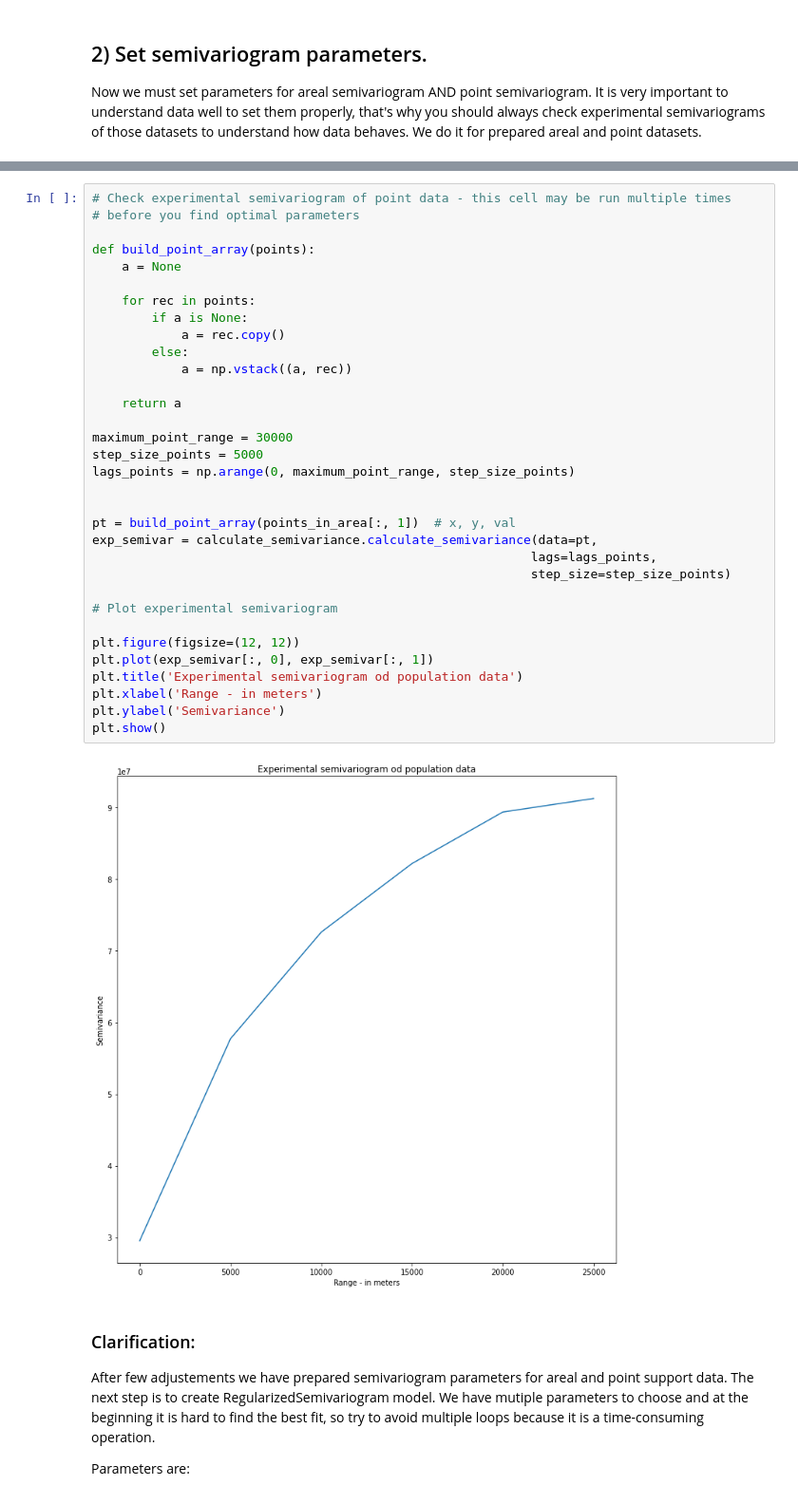
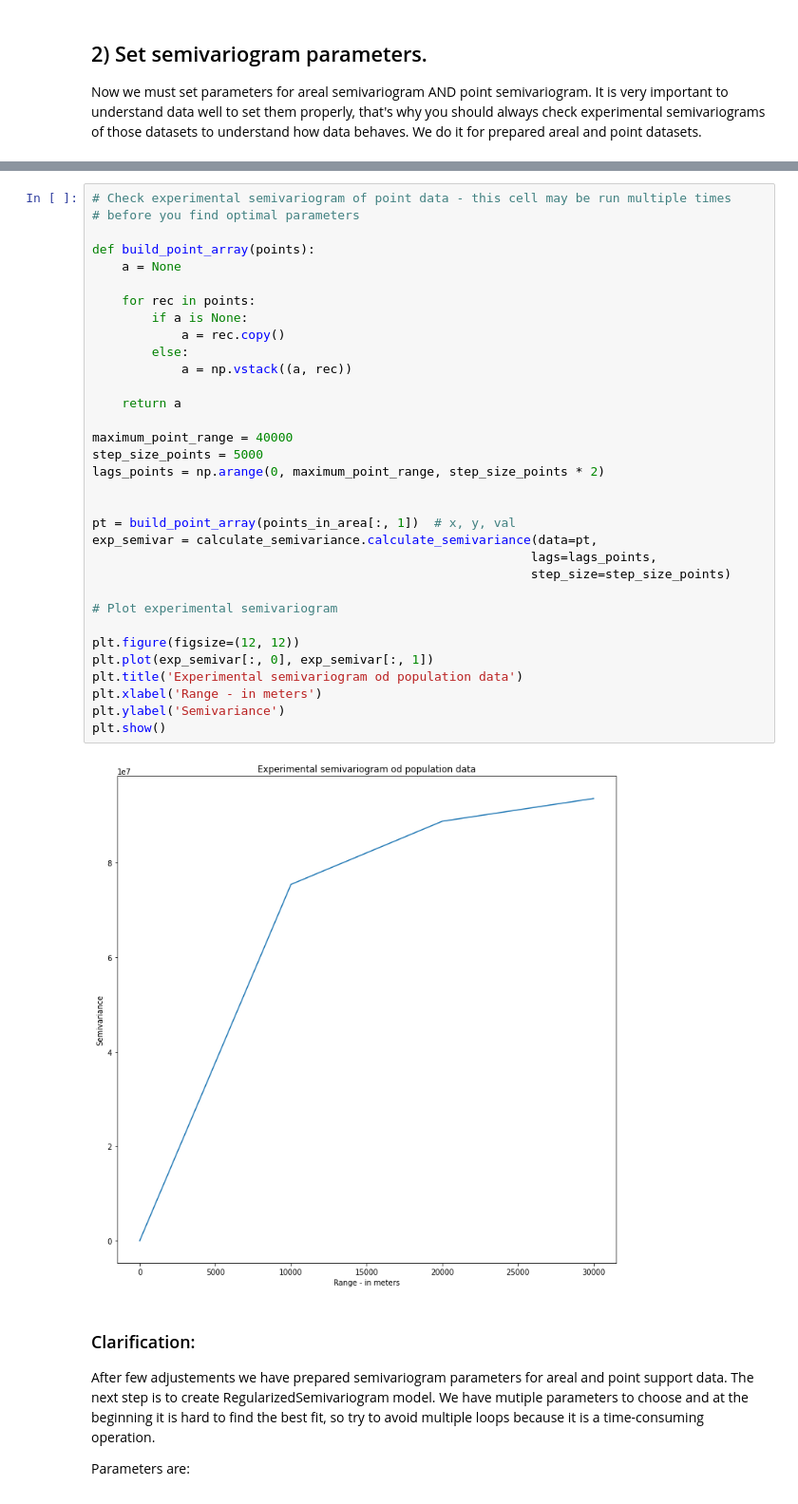
Before and after one commit to DataverseLabs/pyinterpolate, a Jupyter notebook: tutorials/Semivariogram Regularization (Intermediate).ipynb, the cells around one changed output, grey strips where cells are left out. Shown at 95% size. Cells and saved outputs as stored; diff of their text form.

```diff
--- a/tutorials/Semivariogram Regularization (Intermediate).ipynb
+++ b/tutorials/Semivariogram Regularization (Intermediate).ipynb
@@ -163,36 +163,36 @@ plt.show()
 # before you find optimal parameters
 
 def build_point_array(points):
     a = None
 
     for rec in points:
         if a is None:
             a = rec.copy()
         else:
             a = np.vstack((a, rec))
 
     return a
 
-maximum_point_range = 30000
+maximum_point_range = 40000
 step_size_points = 5000
-lags_points = np.arange(0, maximum_point_range, step_size_points)
+lags_points = np.arange(0, maximum_point_range, step_size_points * 2)
 
 
 pt = build_point_array(points_in_area[:, 1])  # x, y, val
 exp_semivar = calculate_semivariance.calculate_semivariance(data=pt,
                                                            lags=lags_points,
                                                            step_size=step_size_points)
 
 # Plot experimental semivariogram
 
 plt.figure(figsize=(12, 12))
 plt.plot(exp_semivar[:, 0], exp_semivar[:, 1])
 plt.title('Experimental semivariogram od population data')
 plt.xlabel('Range - in meters')
 plt.ylabel('Semivariance')
 plt.show()
 # %% [output]
-[figure, old version]
+[figure, new version]
 # %% [markdown]
 ### Clarification:
 
```
Also changed, not shown: parts of 8 cells of this notebook, 4 other files.
